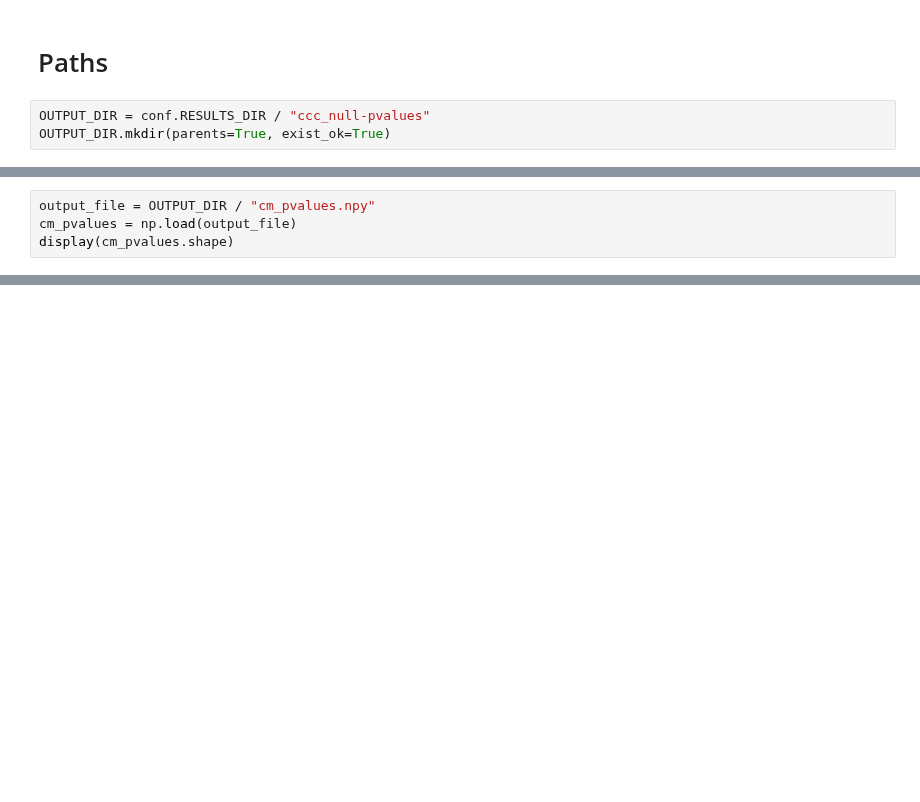
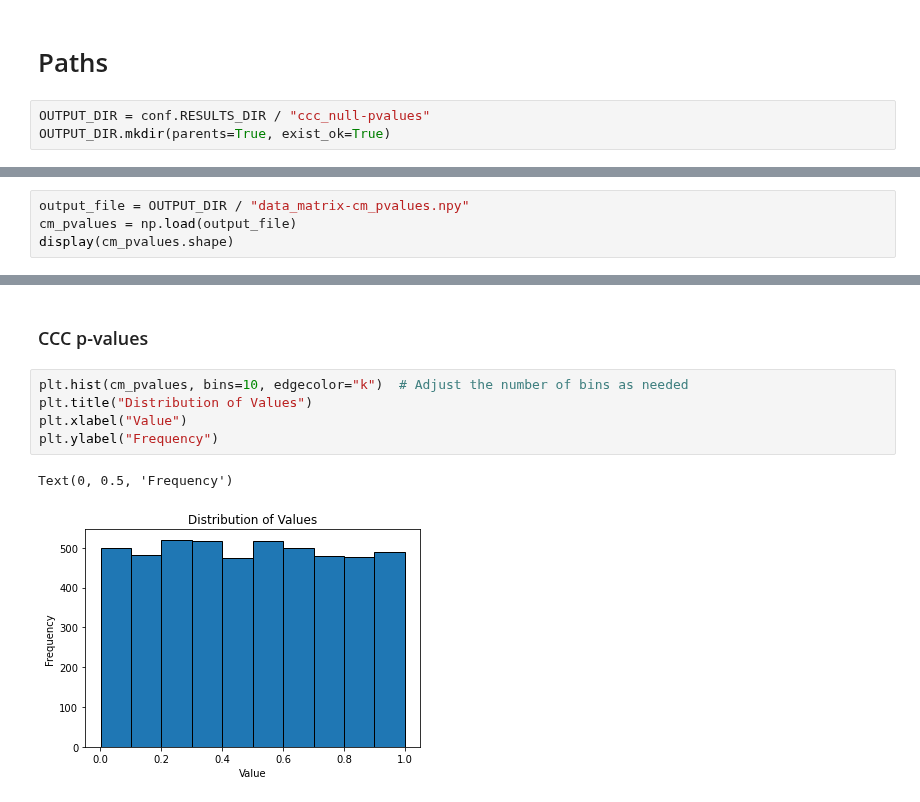
Before and after one commit to greenelab/ccc, a Jupyter notebook: nbs/25_pvalue/05-ccc_pvalue_dist-plot.ipynb, the cells around one changed output, grey strips where cells are left out. Saved outputs shown, nothing was run; the diff lists cells and outputs as text; blank space fills up the shorter version.

```diff
--- a/nbs/25_pvalue/05-ccc_pvalue_dist-plot.ipynb
+++ b/nbs/25_pvalue/05-ccc_pvalue_dist-plot.ipynb
@@ -29,4 +35,4 @@ display(cm_values.shape)
 # %%
-output_file = OUTPUT_DIR / "cm_pvalues.npy"
+output_file = OUTPUT_DIR / "data_matrix-cm_pvalues.npy"
 cm_pvalues = np.load(output_file)
 display(cm_pvalues.shape)
@@ -50,0 +67,10 @@ plt.ylabel("Density")
+# %% [markdown]
+### CCC p-values
+# %%
+plt.hist(cm_pvalues, bins=10, edgecolor="k")  # Adjust the number of bins as needed
+plt.title("Distribution of Values")
+plt.xlabel("Value")
+plt.ylabel("Frequency")
+# %% [output]
+Text(0, 0.5, 'Frequency')
+[figure, added]
```
Also changed, not shown: parts of 26 cells of this notebook, 4 other files.
